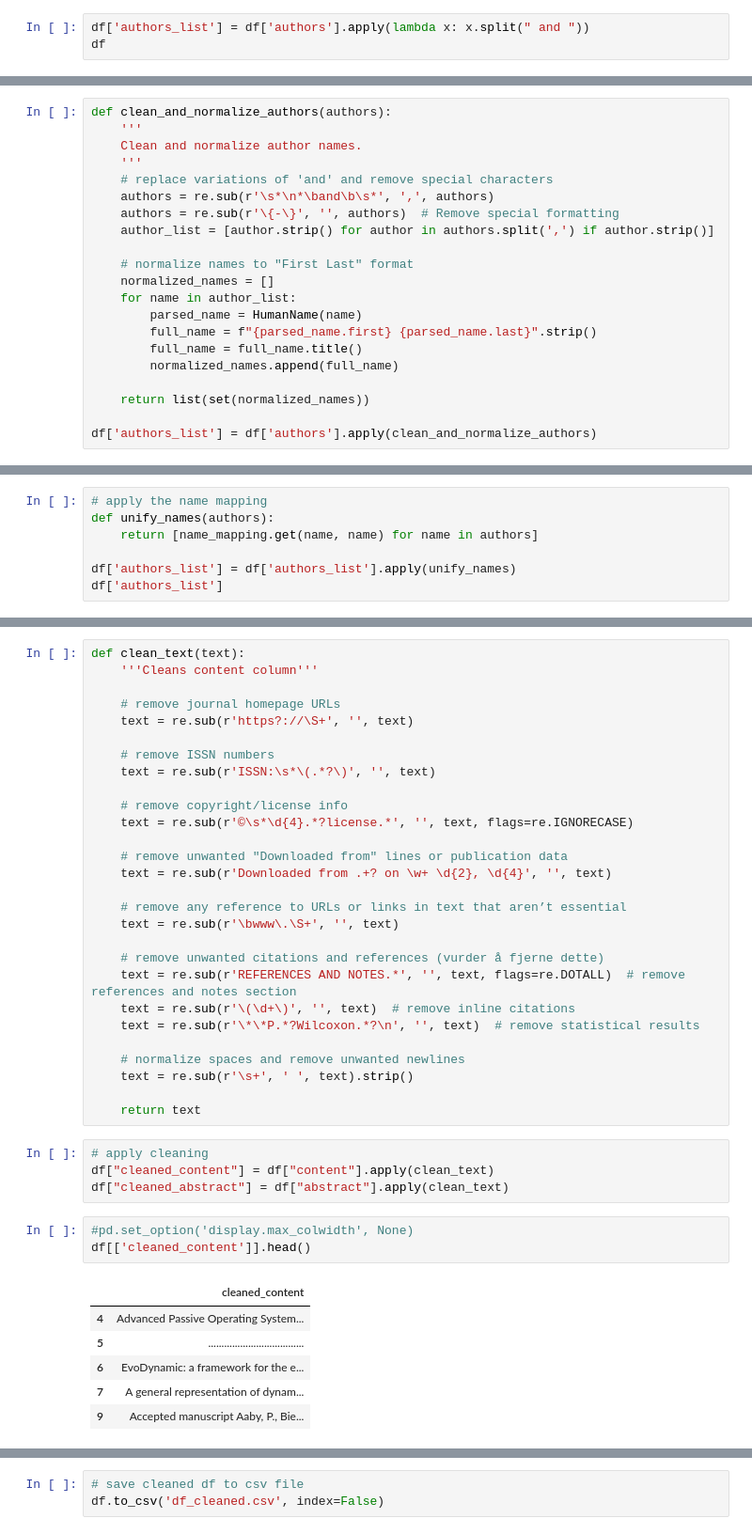
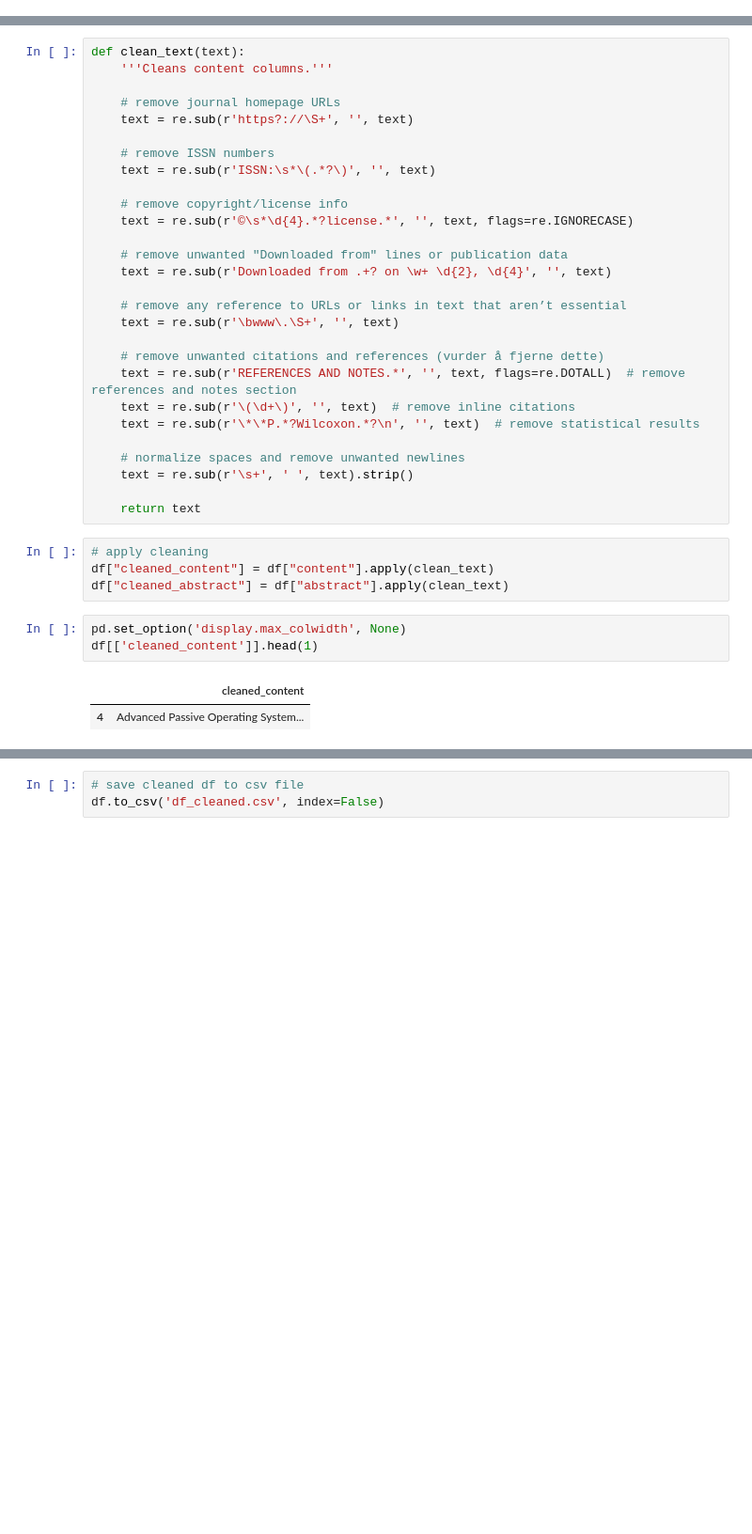
Before and after one commit to celilan/master-thesis, a Jupyter notebook: notebooks/data_cleaning.ipynb, the cells around one changed output, grey strips where cells are left out. Shown at 94% size. Cells and saved outputs as stored; diff of their text form; blank space fills up the shorter version.

```diff
--- a/notebooks/data_cleaning.ipynb
+++ b/notebooks/data_cleaning.ipynb
@@ -126,3 +144,0 @@ df[['authors']]
-# %%
-df['authors_list'] = df['authors'].apply(lambda x: x.split(" and "))
-df
@@ -267,21 +144,0 @@ plt.show()
-# %%
-def clean_and_normalize_authors(authors):
-    '''
-    Clean and normalize author names.
-    '''
-    # replace variations of 'and' and remove special characters
-    authors = re.sub(r'\s*\n*\band\b\s*', ',', authors)
-    authors = re.sub(r'\{-\}', '', authors)  # Remove special formatting
-    author_list = [author.strip() for author in authors.split(',') if author.strip()]
-
-    # normalize names to "First Last" format
-    normalized_names = []
-    for name in author_list:
-        parsed_name = HumanName(name)
-        full_name = f"{parsed_name.first} {parsed_name.last}".strip()
-        full_name = full_name.title()
-        normalized_names.append(full_name)
-
-    return list(set(normalized_names))
-
-df['authors_list'] = df['authors'].apply(clean_and_normalize_authors)
@@ -306,7 +144,0 @@ for base_name, variants in name_variants.items():
-# %%
-# apply the name mapping
-def unify_names(authors):
-    return [name_mapping.get(name, name) for name in authors]
-
-df['authors_list'] = df['authors_list'].apply(unify_names)
-df['authors_list']
@@ -350,6 +151,6 @@ plt.show()
 # %%
 def clean_text(text):
-    '''Cleans content column'''
+    '''Cleans content columns.'''
 
     # remove journal homepage URLs
     text = re.sub(r'https?://\S+', '', text)
@@ -380,12 +181,8 @@ def clean_text(text):
 df["cleaned_content"] = df["content"].apply(clean_text)
 df["cleaned_abstract"] = df["abstract"].apply(clean_text)
 # %%
-#pd.set_option('display.max_colwidth', None)
-df[['cleaned_content']].head()
+pd.set_option('display.max_colwidth', None)
+df[['cleaned_content']].head(1)
 # %% [output]
 |  | cleaned_content |
 | 4 | Advanced Passive Operating System... |
-| 5 | .................................... |
-| 6 | EvoDynamic: a framework for the e... |
-| 7 | A general representation of dynam... |
-| 9 | Accepted manuscript Aaby, P., Bie... |
```
Also changed, not shown: parts of 22 cells of this notebook, 2 other files.
